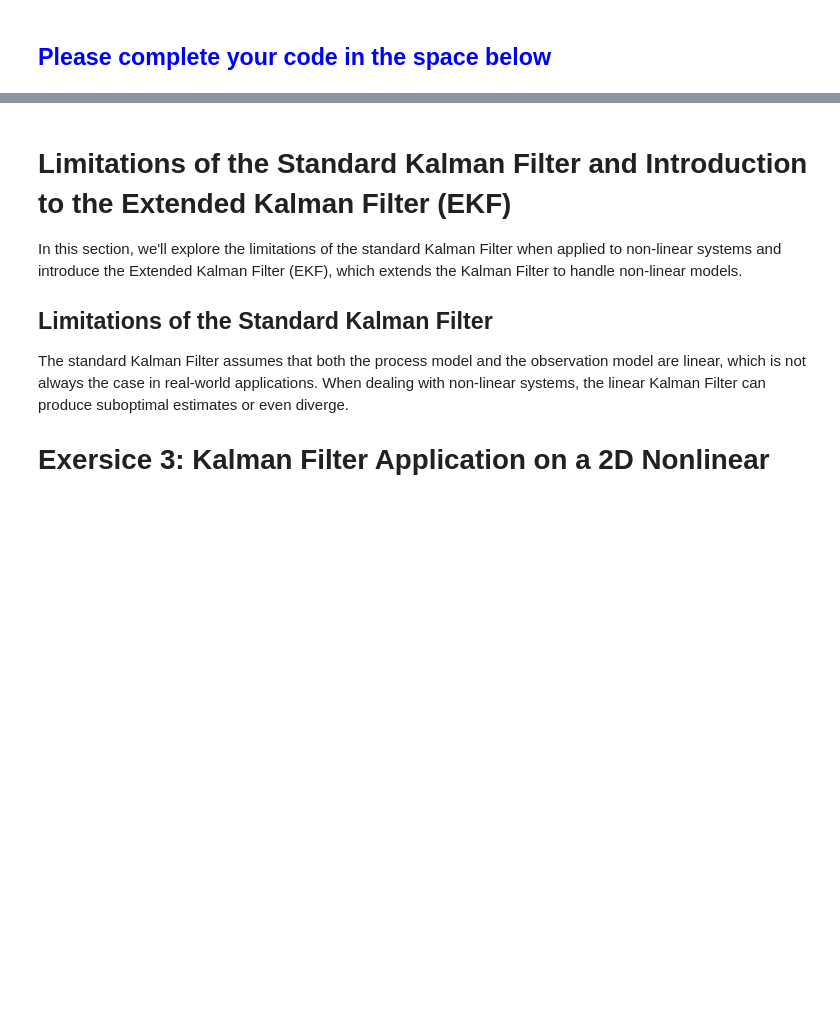
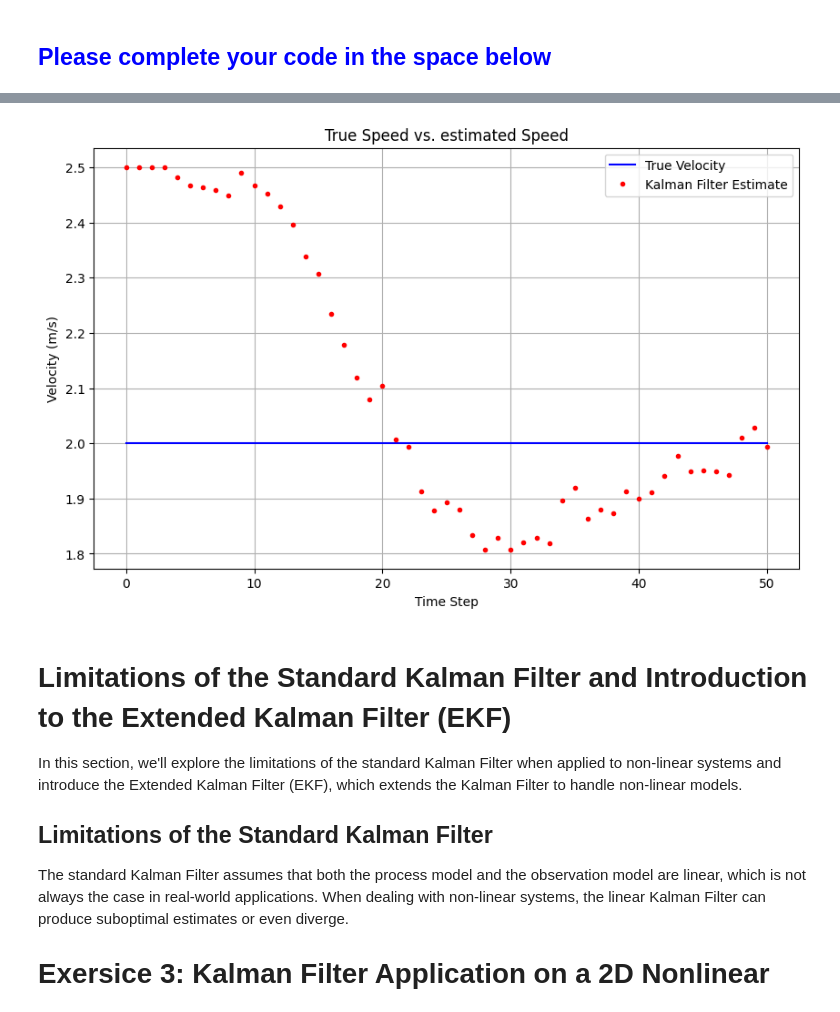
Before and after one commit to maritzabmm/Lab4, a Jupyter notebook: Lab4_Kalman_filter_group21.ipynb, the cells around one changed output, grey strips where cells are left out. Saved outputs shown, nothing was run; the diff lists cells and outputs as text; code cells hidden in the pictures; blank space fills up the shorter version.

```diff
--- a/Lab4_Kalman_filter_group21.ipynb
+++ b/Lab4_Kalman_filter_group21.ipynb
@@ -591,3 +832,29 @@ $$
+# %%
+# Time array for plotting
+time_steps = np.arange(num_steps + 1)
+true_velocities = [v_true] * (num_steps + 1)
+# Since true velocity only has the first value, we replicate it for all time steps
+
+# Plotting the data
+plt.figure(figsize=(10, 6))
+
+# Plot true positions
+plt.plot(time_steps, true_velocities, label='True Velocity', color='blue', linestyle='-', )
+
+# Plot Kalman Filter estimates
+plt.plot(time_steps, x_estimates[:,1], 'r.', label='Kalman Filter Estimate')
+
+# Add labels and title
+plt.xlabel('Time Step')
+plt.ylabel('Velocity (m/s)')
+plt.title('True Speed vs. estimated Speed')
+plt.legend()
+
+# Show the plot
+plt.grid(True)
+plt.show()
+# %% [output]
+[figure, added]
 # %% [markdown]
 # Limitations of the Standard Kalman Filter and Introduction to the Extended Kalman Filter (EKF)
 
```
Also changed, not shown: parts of 10 cells of this notebook.
